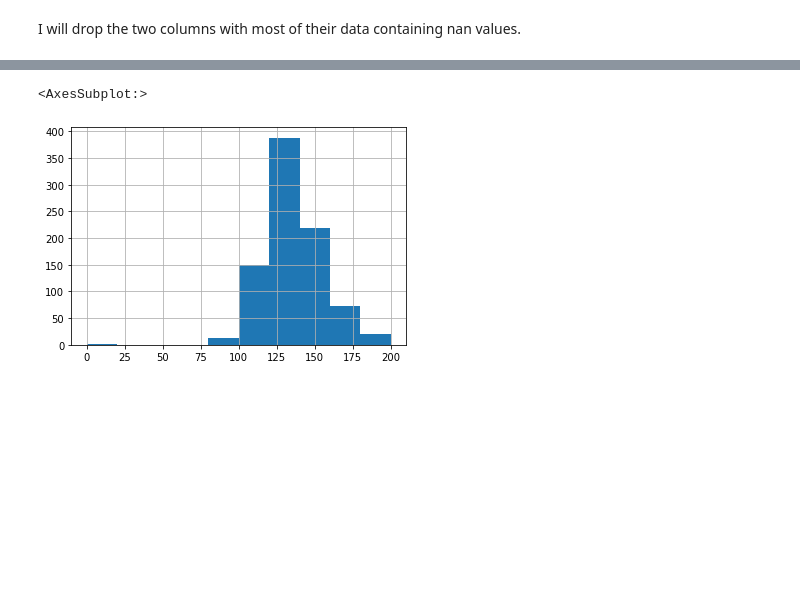
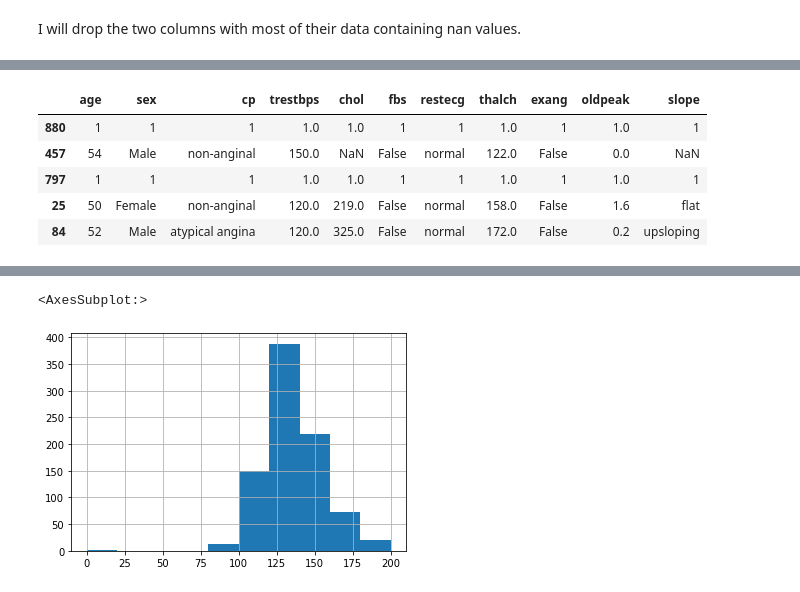
Before and after one commit to angelbujalance/UCI-ML, a Jupyter notebook: test.ipynb, the cells around one changed output, grey strips where cells are left out. Cells and saved outputs as stored; diff of their text form; code cells hidden in the pictures; blank space fills up the shorter version.

```diff
--- a/test.ipynb
+++ b/test.ipynb
@@ -105,0 +132,9 @@ dtype: int64
+# %%
+X_train.head()
+# %% [output]
+|  | age | sex | cp | trestbps | chol | fbs | restecg | thalch | exang | oldpeak | slope |
+| 880 | 1 | 1 | 1 | 1.0 | 1.0 | 1 | 1 | 1.0 | 1 | 1.0 | 1 |
+| 457 | 54 | Male | non-anginal | 150.0 | NaN | False | normal | 122.0 | False | 0.0 | NaN |
+| 797 | 1 | 1 | 1 | 1.0 | 1.0 | 1 | 1 | 1.0 | 1 | 1.0 | 1 |
+| 25 | 50 | Female | non-anginal | 120.0 | 219.0 | False | normal | 158.0 | False | 1.6 | flat |
+| 84 | 52 | Male | atypical angina | 120.0 | 325.0 | False | normal | 172.0 | False | 0.2 | upsloping |
```
Also changed, not shown: parts of 11 cells of this notebook.
